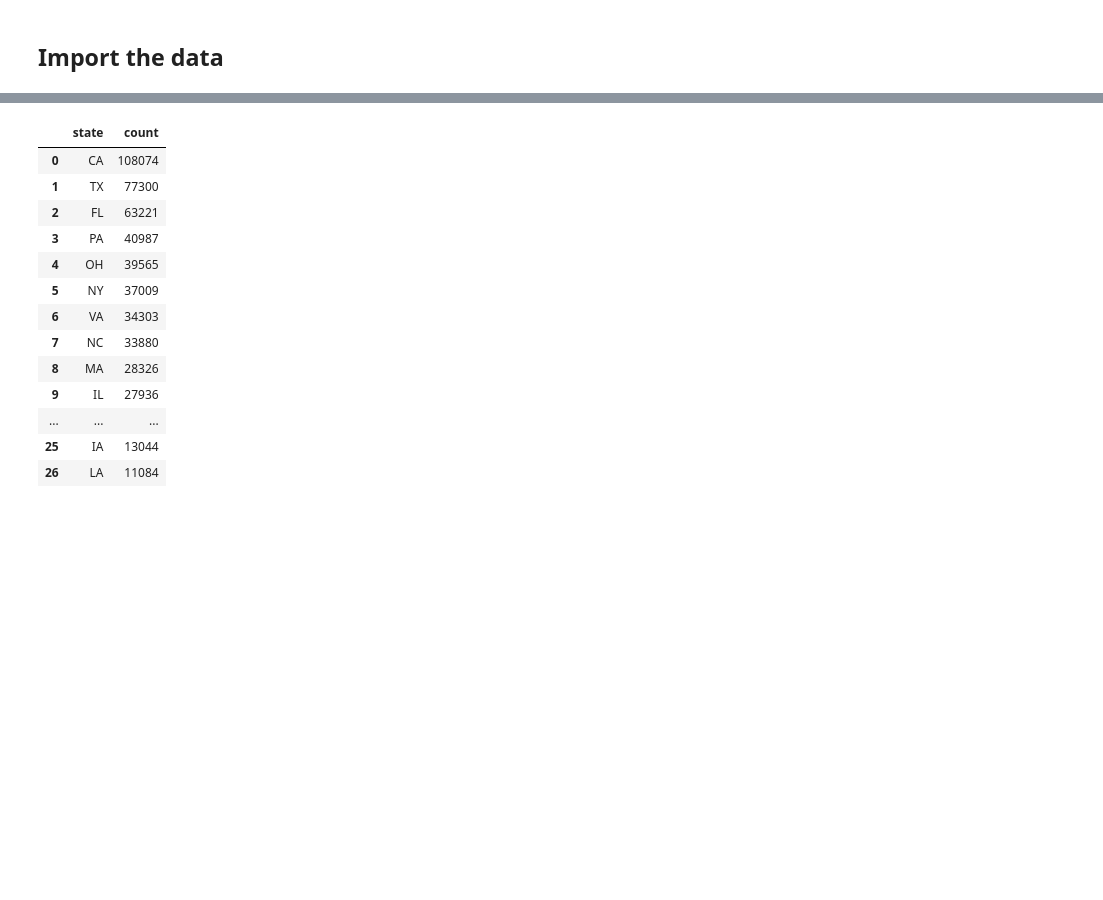
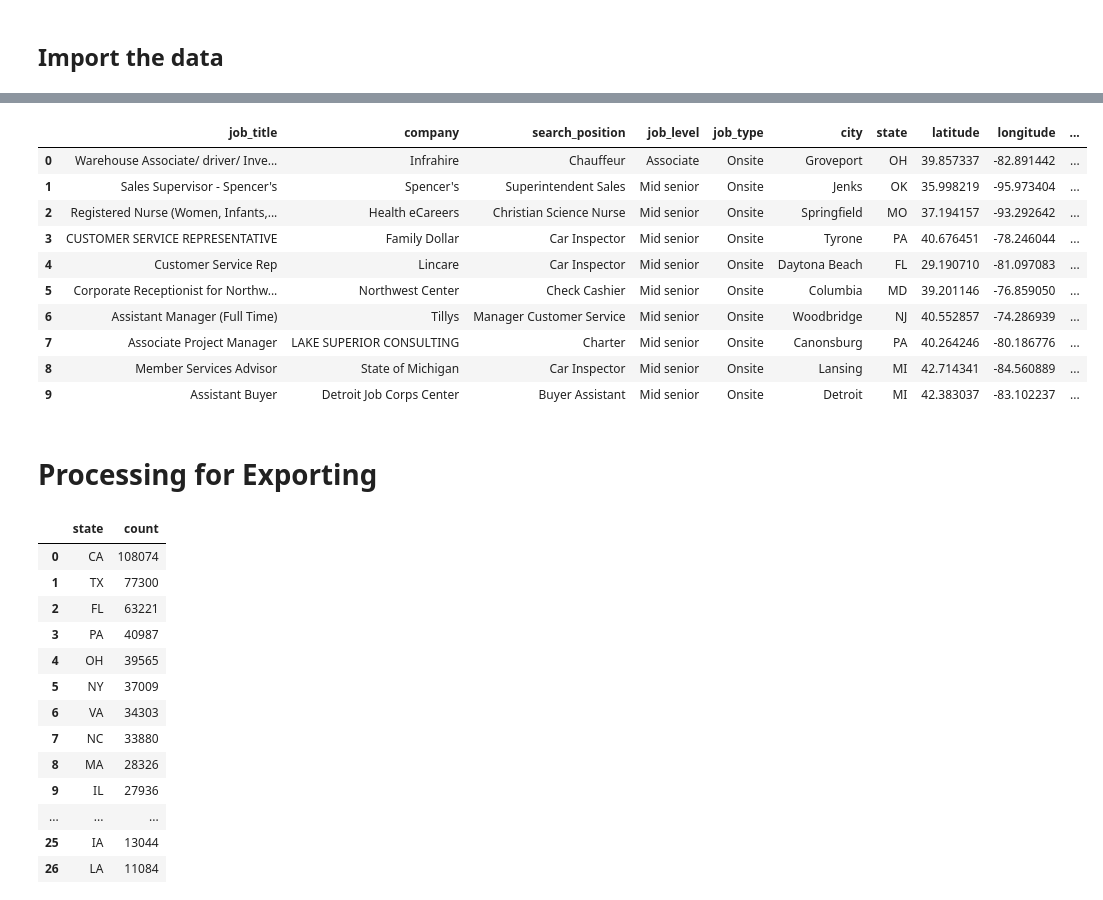
Before and after one commit to sss1lva21/Cse-412, a Jupyter notebook: Data/Processed Data/Data_Cleaning.ipynb, the cells around one changed output, grey strips where cells are left out. Drawn from its saved outputs; the diff is of its cells as text; code cells hidden in the pictures; blank space fills up the shorter version.

```diff
--- a/Data/Processed Data/Data_Cleaning.ipynb
+++ b/Data/Processed Data/Data_Cleaning.ipynb
@@ -38,0 +249,25 @@ df.head()
+# %%
+from collections import Counter
+
+# For each company, find the industry that they have the most job postings on Linkedin (except for "Other"), if no industry found, return other
+
+def mode_exclude_other(arr):
+    arr = [x for x in arr if x != "Other Services (except Public Administration)"]
+
+    if len(arr) == 0:
+        return "Other Services (except Public Administration)"
+
+    counts = Counter(arr)
+    return counts.most_common(1)[0][0]
+# %%
+company_to_major_industry = (
+    df.groupby("company")["industry_group"]
+    .apply(mode_exclude_other)
+    .to_dict()
+)
+# %%
+df["company_major_industry"] = (
+    df["company"]
+    .map(company_to_major_industry)
+    .fillna("Other Services (except Public Administration)")
+)
@@ -38,0 +279,16 @@ df.head()
+# %%
+df.head(10)
+# %% [output]
+|  | job_title | company | search_position | job_level | job_type | city | state | latitude | longitude | ... |
+| 0 | Warehouse Associate/ driver/ Inve... | Infrahire | Chauffeur | Associate | Onsite | Groveport | OH | 39.857337 | -82.891442 | ... |
+| 1 | Sales Supervisor - Spencer's | Spencer's | Superintendent Sales | Mid senior | Onsite | Jenks | OK | 35.998219 | -95.973404 | ... |
+| 2 | Registered Nurse (Women, Infants,... | Health eCareers | Christian Science Nurse | Mid senior | Onsite | Springfield | MO | 37.194157 | -93.292642 | ... |
+| 3 | CUSTOMER SERVICE REPRESENTATIVE | Family Dollar | Car Inspector | Mid senior | Onsite | Tyrone | PA | 40.676451 | -78.246044 | ... |
+| 4 | Customer Service Rep | Lincare | Car Inspector | Mid senior | Onsite | Daytona Beach | FL | 29.190710 | -81.097083 | ... |
+| 5 | Corporate Receptionist for Northw... | Northwest Center | Check Cashier | Mid senior | Onsite | Columbia | MD | 39.201146 | -76.859050 | ... |
+| 6 | Assistant Manager (Full Time) | Tillys | Manager Customer Service | Mid senior | Onsite | Woodbridge | NJ | 40.552857 | -74.286939 | ... |
+| 7 | Associate Project Manager | LAKE SUPERIOR CONSULTING | Charter | Mid senior | Onsite | Canonsburg | PA | 40.264246 | -80.186776 | ... |
+| 8 | Member Services Advisor | State of Michigan | Car Inspector | Mid senior | Onsite | Lansing | MI | 42.714341 | -84.560889 | ... |
+| 9 | Assistant Buyer | Detroit Job Corps Center | Buyer Assistant | Mid senior | Onsite | Detroit | MI | 42.383037 | -83.102237 | ... |
+# %% [markdown]
+# Processing for Exporting
```
Also changed, not shown: parts of 20 cells of this notebook.
